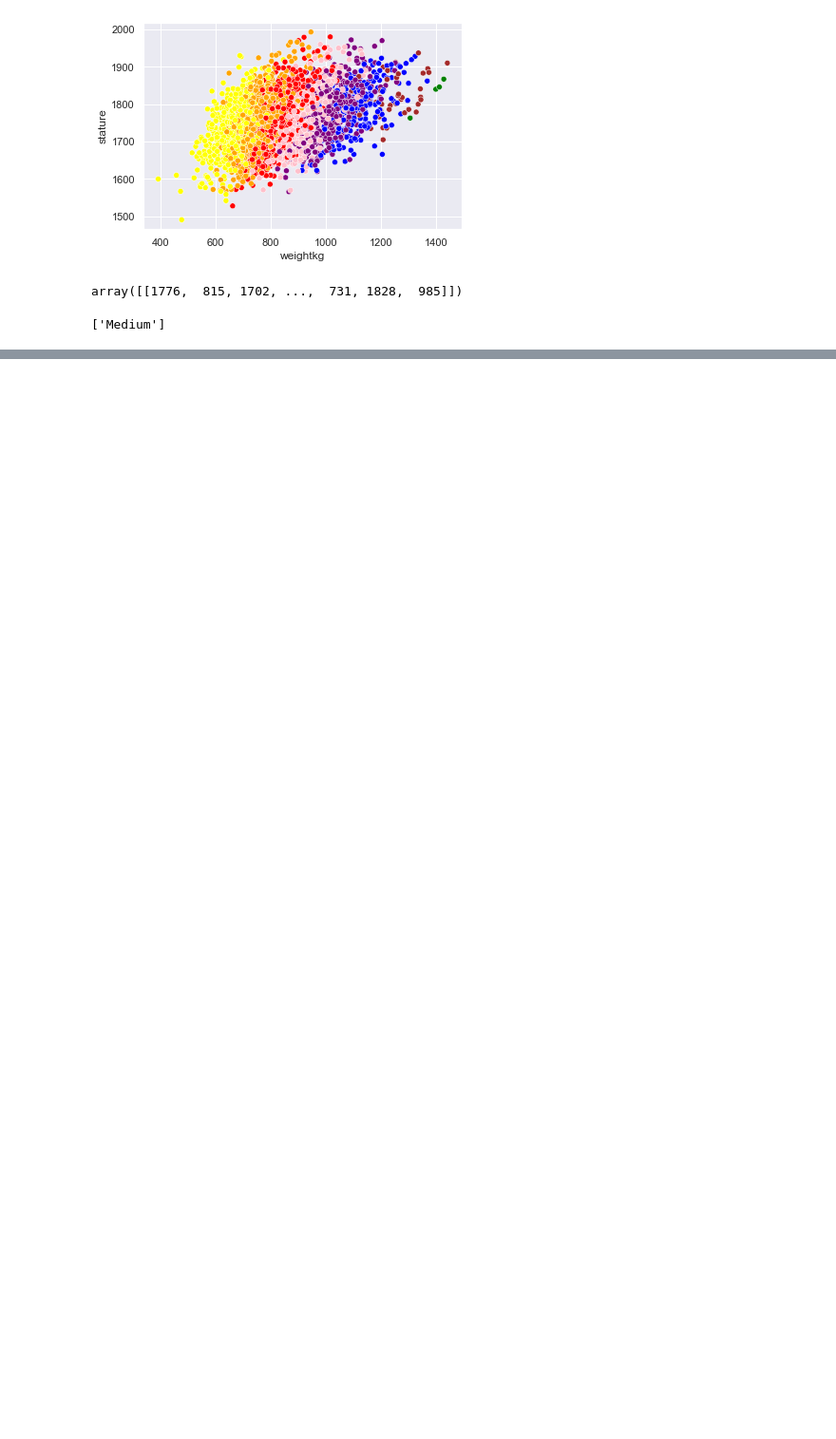
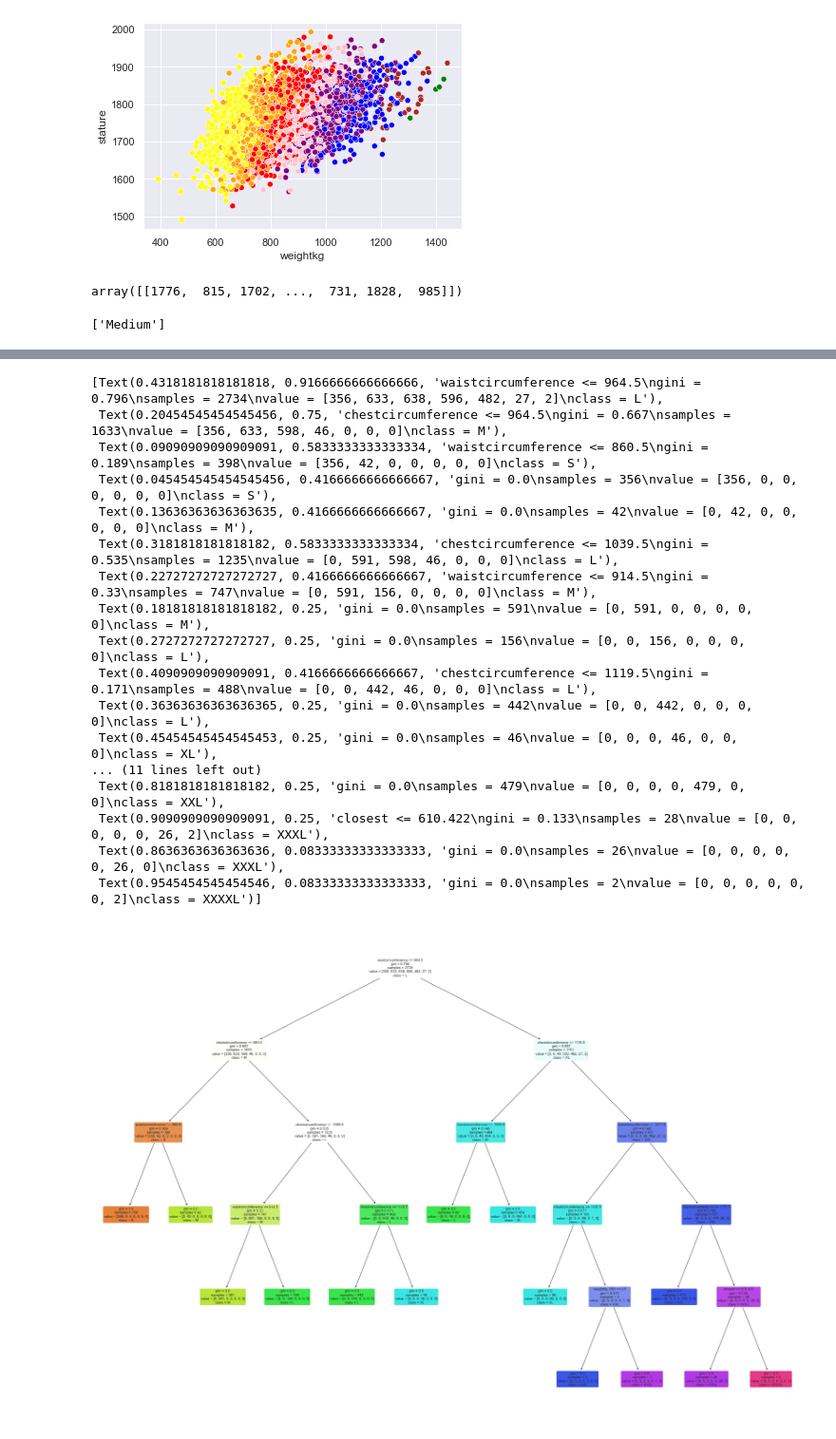
Before and after one commit to Jearnest94/Military_BMM, a Jupyter notebook: program_testing.ipynb, the cells around one changed output, grey strips where cells are left out. Shown: that part at 95% size. Saved outputs shown, nothing was run; the diff lists cells and outputs as text; code cells hidden in the pictures; blank space fills up the shorter version.

Commit message:
Tried to add DecTree ML

```diff
--- a/program_testing.ipynb
+++ b/program_testing.ipynb
@@ -158,0 +302,20 @@ print(predicted)
+# %%
+ts_size = []
+for size in dec_y_df['tshirt_size']:
+    if size == 'Small':
+        ts_size.append(1)
+    elif size == 'Medium':
+        ts_size.append(2)
+    elif size == 'Large':
+        ts_size.append(3)
+    elif size == 'X-Large':
+        ts_size.append(4)
+    elif size == 'XX-Large':
+        ts_size.append(5)
+    elif size == 'XXX-Large':
+        ts_size.append(6)
+    elif size == 'XXXX-Large':
+        ts_size.append(7)
+
+dec_y_df['tshirt_size'] = ts_size
+dec_y_df.head(10)
@@ -158,0 +348,4 @@ print(predicted)
+# %%
+dec_x_encoded = pd.get_dummies(dec_x, columns=['weightkg', 'stature'])
+# %%
+dec_x_encoded = dec_x_encoded.drop(columns=['pants_size', 'pants_color', 'tshirt_color', 'Gender'], axis=1)
@@ -158,0 +362,5 @@ print(predicted)
+# %%
+from sklearn.tree import DecisionTreeClassifier
+dec_x_train, dec_x_test, dec_y_train, dec_y_test = train_test_split(dec_x_encoded, dec_y_df, random_state=42, test_size=0.33)
+clf_dt = DecisionTreeClassifier(random_state=42)
+clf_dt = clf_dt.fit(dec_x_train, dec_y_train)
@@ -158,0 +386,28 @@ print(predicted)
+# %%
+from sklearn.tree import plot_tree
+
+plt.figure(figsize=(35, 25))
+plot_tree(clf_dt,
+          filled=True,
+          rounded=True,
+          class_names=['S', 'M', 'L', 'XL', 'XXL', 'XXXL', 'XXXXL'],
+          feature_names=dec_x_encoded.columns)
+# %% [output]
+[Text(0.4318181818181818, 0.9166666666666666, 'waistcircumference <= 964.5\ngini = 0.796\nsamples = 2734\nvalue = [356, 633, 638, 596, 482, 27, 2]\nclass = L'),
+ Text(0.20454545454545456, 0.75, 'chestcircumference <= 964.5\ngini = 0.667\nsamples = 1633\nvalue = [356, 633, 598, 46, 0, 0, 0]\nclass = M'),
+ Text(0.09090909090909091, 0.5833333333333334, 'waistcircumference <= 860.5\ngini = 0.189\nsamples = 398\nvalue = [356, 42, 0, 0, 0, 0, 0]\nclass = S'),
+ Text(0.045454545454545456, 0.4166666666666667, 'gini = 0.0\nsamples = 356\nvalue = [356, 0, 0, 0, 0, 0, 0]\nclass = S'),
+ Text(0.13636363636363635, 0.4166666666666667, 'gini = 0.0\nsamples = 42\nvalue = [0, 42, 0, 0, 0, 0, 0]\nclass = M'),
+ Text(0.3181818181818182, 0.5833333333333334, 'chestcircumference <= 1039.5\ngini = 0.535\nsamples = 1235\nvalue = [0, 591, 598, 46, 0, 0, 0]\nclass = L'),
+ Text(0.22727272727272727, 0.4166666666666667, 'waistcircumference <= 914.5\ngini = 0.33\nsamples = 747\nvalue = [0, 591, 156, 0, 0, 0, 0]\nclass = M'),
+ Text(0.18181818181818182, 0.25, 'gini = 0.0\nsamples = 591\nvalue = [0, 591, 0, 0, 0, 0, 0]\nclass = M'),
+ Text(0.2727272727272727, 0.25, 'gini = 0.0\nsamples = 156\nvalue = [0, 0, 156, 0, 0, 0, 0]\nclass = L'),
+ Text(0.4090909090909091, 0.4166666666666667, 'chestcircumference <= 1119.5\ngini = 0.171\nsamples = 488\nvalue = [0, 0, 442, 46, 0, 0, 0]\nclass = L'),
+ Text(0.36363636363636365, 0.25, 'gini = 0.0\nsamples = 442\nvalue = [0, 0, 442, 0, 0, 0, 0]\nclass = L'),
+ Text(0.45454545454545453, 0.25, 'gini = 0.0\nsamples = 46\nvalue = [0, 0, 0, 46, 0, 0, 0]\nclass = XL'),
+... (11 lines left out)
+ Text(0.8181818181818182, 0.25, 'gini = 0.0\nsamples = 479\nvalue = [0, 0, 0, 0, 479, 0, 0]\nclass = XXL'),
+ Text(0.9090909090909091, 0.25, 'closest <= 610.422\ngini = 0.133\nsamples = 28\nvalue = [0, 0, 0, 0, 0, 26, 2]\nclass = XXXL'),
+ Text(0.8636363636363636, 0.08333333333333333, 'gini = 0.0\nsamples = 26\nvalue = [0, 0, 0, 0, 0, 26, 0]\nclass = XXXL'),
+ Text(0.9545454545454546, 0.08333333333333333, 'gini = 0.0\nsamples = 2\nvalue = [0, 0, 0, 0, 0, 0, 2]\nclass = XXXXL')]
+[figure, added]
```
Also changed, not shown: parts of 21 cells of this notebook, 4 other files.
